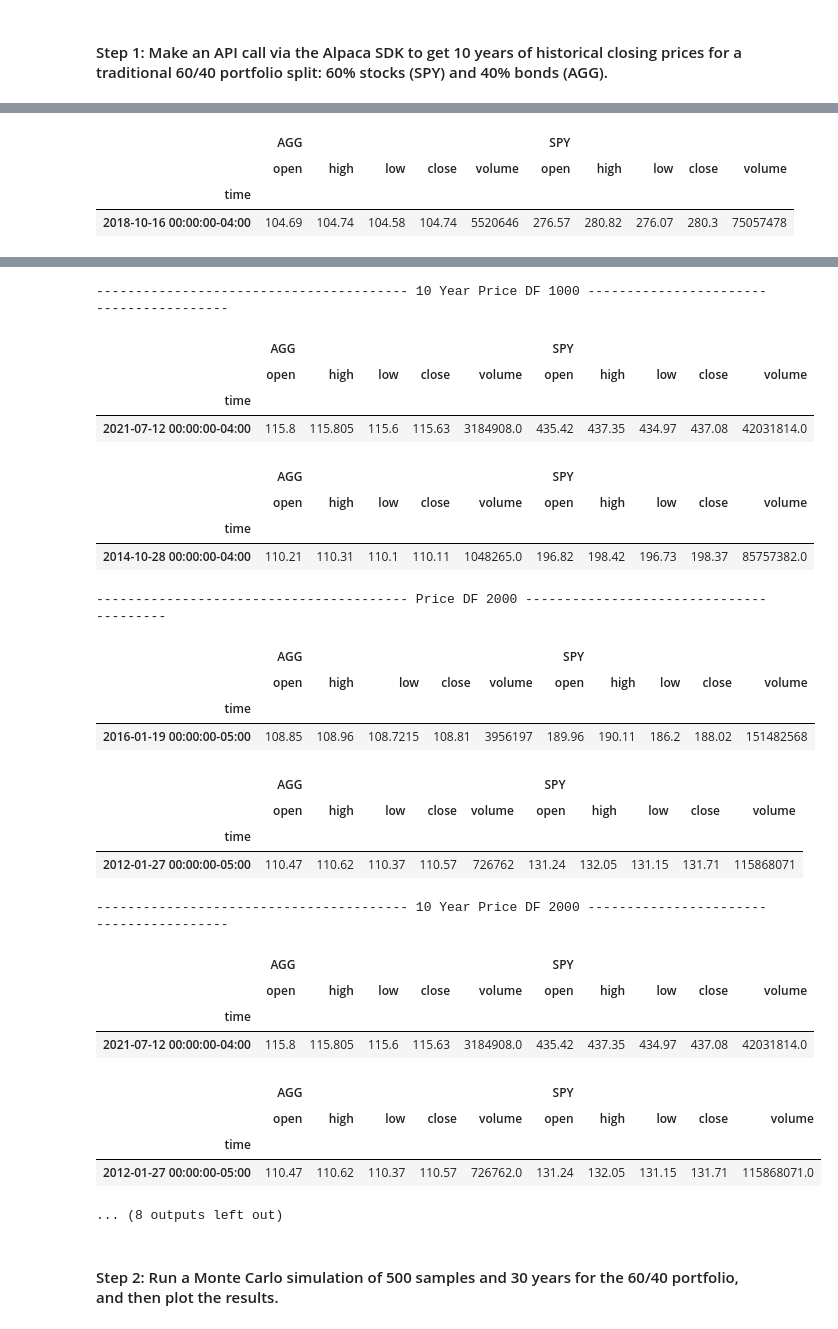
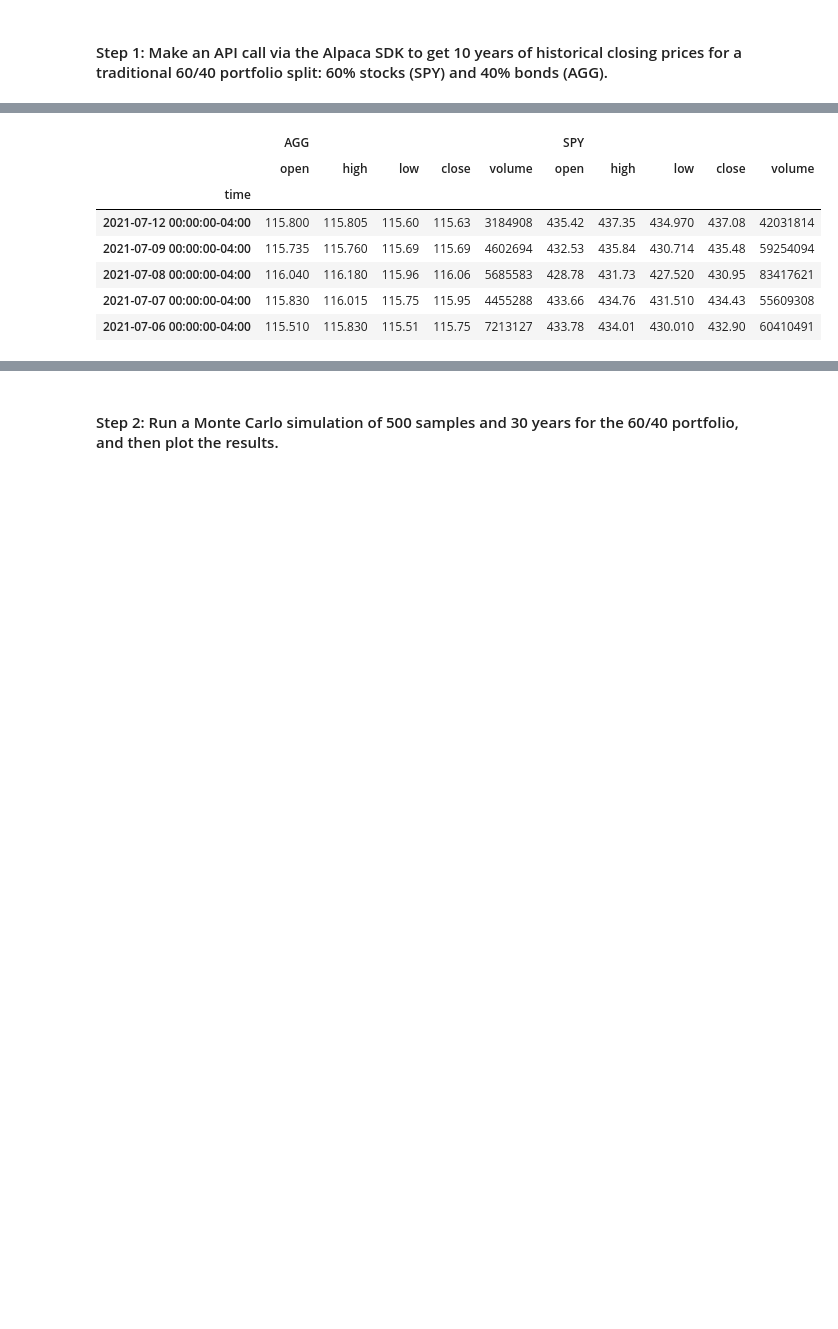
Before and after one commit to pentius00/05_Financial_Planner, a Jupyter notebook: financial_planning_tools.ipynb, the cells around one changed output, grey strips where cells are left out. Drawn from its saved outputs; the diff is of its cells as text; code cells hidden in the pictures; blank space fills up the shorter version.

```diff
--- a/financial_planning_tools.ipynb
+++ b/financial_planning_tools.ipynb
@@ -407,39 +407,27 @@ end_date = pd.Timestamp('2021-07-12', tz='America/New_York').isoformat()
 start_date = pd.Timestamp('2011-07-12', tz='America/New_York').isoformat()
 
 numdays = (pd.to_datetime(end_date) - pd.to_datetime(start_date)).days
-print("Number of days:", numdays, type(numdays))
 
 # Use the Alpaca get_barset function to make the API call to get the 10 years worth of pricing data
 # The tickers and timeframe parameters should have been set in Part 1 of this activity
 # The start and end dates should be updated with the information set above
 # Remember to add the df property to the end of the call so the response is returned as a DataFrame
 days_per_request = 1000
-date_range = pd.date_range(start_date, end_date, freq='D')
+#date_range = pd.date_range(start_date, end_date, freq='D')
 
-prices_10y_df = alpaca.get_barset(symbols=tickers, timeframe=timeframe, limit=days_per_request, end=date_range[-1].isoformat()).df.sort_index(ascending=False)
+prices_10y_df = alpaca.get_barset(symbols=tickers, timeframe=timeframe, limit=days_per_request, end=end_date).df.sort_index(ascending=False)
 
-last_date_in_range = prices_10y_df.iloc[-1].name
-print(last_date_in_range, type(last_date_in_range))
-#day_before_last = last_date_in_range - pd.timedelta_range()
-#print(day_before_last, type(day_before_last))
 for i in range(1000, numdays, days_per_request):
+    last_date_in_range = prices_10y_df.iloc[-1].name
+    day_before_last = last_date_in_range - dt.timedelta(days=1)
+
     prices = alpaca.get_barset(
         symbols=tickers
         , timeframe=timeframe
         , limit=days_per_request
-        , end=date_range[-1-i].isoformat()
+        , end=day_before_last.isoformat()
     ).df.sort_index(ascending=False)
-    print(40*'-', "Price DF", i, 40*'-')
-    display(prices.head(1))
-    display(prices.tail(1))
-    prices_10y_df = prices_10y_df.append(prices)
-    print(40*'-', "10 Year Price DF", i, 40*'-')
-    display(prices_10y_df.head(1))
-    display(prices_10y_df.tail(1))
 
-
-#prices_10y_df = alpaca.get_barset(symbols=tickers, timeframe=timeframe, limit=days_per_request, end=end_date).df
-#prices_10y_df.index = pd.to_datetime(prices_10y_df.index).strftime('%Y-%m-%d')
 
 # Display both the first and last five rows of the DataFrame
 display(prices_10y_df.head())
@@ -451,7 +437,11 @@ Number of days: 3653 <class 'int'>
 |  | AGG |  |  |  |  | SPY |  |  |  |  |
 |  | open | high | low | close | volume | open | high | low | close | volume |
 | time |  |  |  |  |  |  |  |  |  |  |
-| 2018-10-16 00:00:00-04:00 | 104.69 | 104.74 | 104.58 | 104.74 | 5520646 | 276.57 | 280.82 | 276.07 | 280.3 | 75057478 |
+| 2021-07-12 00:00:00-04:00 | 115.800 | 115.805 | 115.60 | 115.63 | 3184908 | 435.42 | 437.35 | 434.970 | 437.08 | 42031814 |
+| 2021-07-09 00:00:00-04:00 | 115.735 | 115.760 | 115.69 | 115.69 | 4602694 | 432.53 | 435.84 | 430.714 | 435.48 | 59254094 |
+| 2021-07-08 00:00:00-04:00 | 116.040 | 116.180 | 115.96 | 116.06 | 5685583 | 428.78 | 431.73 | 427.520 | 430.95 | 83417621 |
+| 2021-07-07 00:00:00-04:00 | 115.830 | 116.015 | 115.75 | 115.95 | 4455288 | 433.66 | 434.76 | 431.510 | 434.43 | 55609308 |
+| 2021-07-06 00:00:00-04:00 | 115.510 | 115.830 | 115.51 | 115.75 | 7213127 | 433.78 | 434.01 | 430.010 | 432.90 | 60410491 |
 |  | AGG |  |  |  |  | SPY |  |  |  |  |
 |  | open | high | low | close | volume | open | high | low | close | volume |
 | time |  |  |  |  |  |  |  |  |  |  |
@@ -459,31 +453,3 @@ Number of days: 3653 <class 'int'>
----------------------------------------- 10 Year Price DF 1000 ----------------------------------------
-|  | AGG |  |  |  |  | SPY |  |  |  |  |
-|  | open | high | low | close | volume | open | high | low | close | volume |
-| time |  |  |  |  |  |  |  |  |  |  |
-| 2021-07-12 00:00:00-04:00 | 115.8 | 115.805 | 115.6 | 115.63 | 3184908.0 | 435.42 | 437.35 | 434.97 | 437.08 | 42031814.0 |
-|  | AGG |  |  |  |  | SPY |  |  |  |  |
-|  | open | high | low | close | volume | open | high | low | close | volume |
-| time |  |  |  |  |  |  |  |  |  |  |
-| 2014-10-28 00:00:00-04:00 | 110.21 | 110.31 | 110.1 | 110.11 | 1048265.0 | 196.82 | 198.42 | 196.73 | 198.37 | 85757382.0 |
----------------------------------------- Price DF 2000 ----------------------------------------
-|  | AGG |  |  |  |  | SPY |  |  |  |  |
-|  | open | high | low | close | volume | open | high | low | close | volume |
-| time |  |  |  |  |  |  |  |  |  |  |
-| 2016-01-19 00:00:00-05:00 | 108.85 | 108.96 | 108.7215 | 108.81 | 3956197 | 189.96 | 190.11 | 186.2 | 188.02 | 151482568 |
-|  | AGG |  |  |  |  | SPY |  |  |  |  |
-|  | open | high | low | close | volume | open | high | low | close | volume |
-| time |  |  |  |  |  |  |  |  |  |  |
-| 2012-01-27 00:00:00-05:00 | 110.47 | 110.62 | 110.37 | 110.57 | 726762 | 131.24 | 132.05 | 131.15 | 131.71 | 115868071 |
----------------------------------------- 10 Year Price DF 2000 ----------------------------------------
-|  | AGG |  |  |  |  | SPY |  |  |  |  |
-|  | open | high | low | close | volume | open | high | low | close | volume |
-| time |  |  |  |  |  |  |  |  |  |  |
-| 2021-07-12 00:00:00-04:00 | 115.8 | 115.805 | 115.6 | 115.63 | 3184908.0 | 435.42 | 437.35 | 434.97 | 437.08 | 42031814.0 |
-|  | AGG |  |  |  |  | SPY |  |  |  |  |
-|  | open | high | low | close | volume | open | high | low | close | volume |
-| time |  |  |  |  |  |  |  |  |  |  |
-| 2012-01-27 00:00:00-05:00 | 110.47 | 110.62 | 110.37 | 110.57 | 726762.0 | 131.24 | 132.05 | 131.15 | 131.71 | 115868071.0 |
-... (8 outputs left out)
 # %% [markdown]
 #### Step 2: Run a Monte Carlo simulation of 500 samples and 30 years for the 60/40 portfolio, and then plot the results.
 # %%
```
Also changed, not shown: parts of 12 cells of this notebook.
